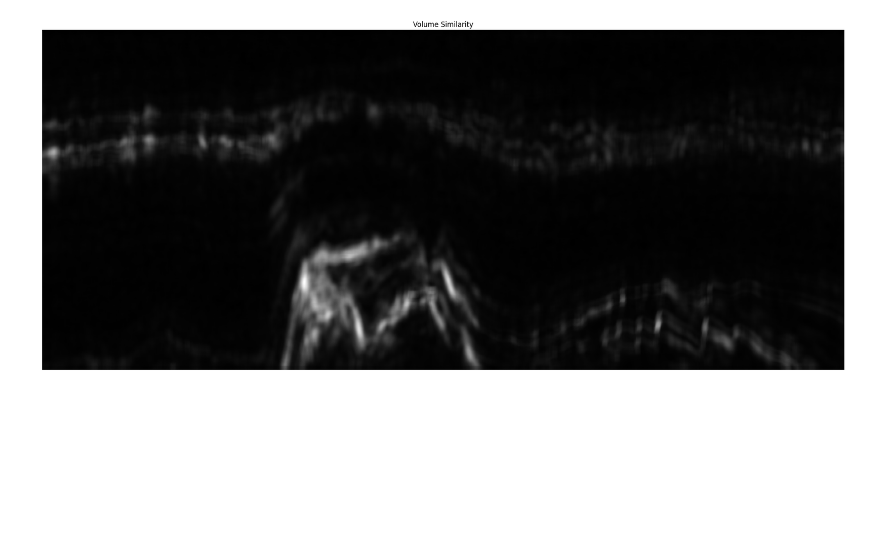
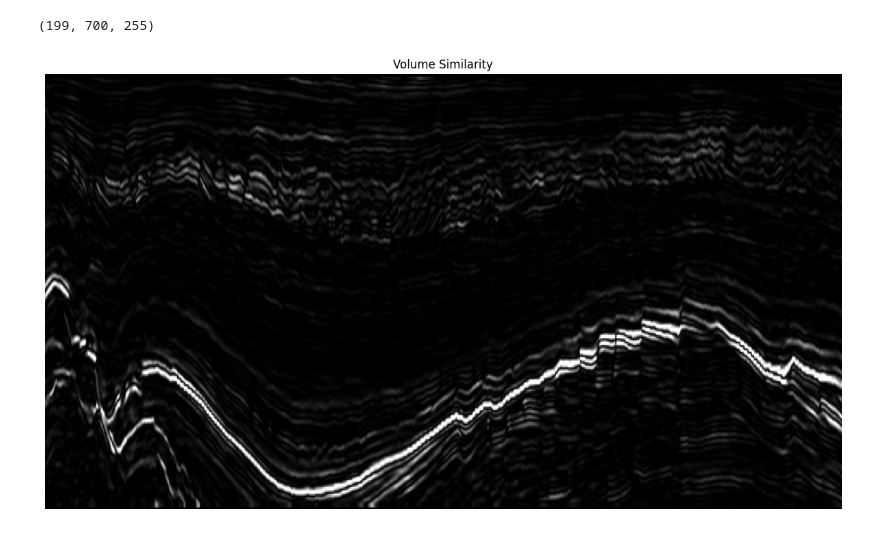
Before and after one commit to neliareis/multiple-attribute-analysis, a Jupyter notebook: sgy_to_npy.ipynb, the cells around one changed output. Cells and saved outputs as stored; diff of their text form; code cells hidden in the pictures; blank space fills up the shorter version.

```diff
--- a/sgy_to_npy.ipynb
+++ b/sgy_to_npy.ipynb
@@ -10,16 +10,20 @@ att = ["energy2_test1.sgy", "energy2_test2.sgy", "energy2_train.sgy"]
 # data_simi = "similarity.sgy"
 # data_tex = "texture.sgy"
 # %%
-filename_tex = path + data_tex
+filename_tex = path + att[1]
 # %%
 volume_tex = st.cube(filename_tex)
+# %%
+volume_tex.shape
+# %% [output]
+(199, 700, 255)
 # %%
-plt.figure(figsize=(25, 20))
+plt.figure(figsize=(15, 10))
 plt.title("Volume Similarity")
 plt.axis('off')
-plt.imshow(np.fliplr(volume_tex.T[:, :, 325]), aspect=1.5, cmap='gray')
+plt.imshow(np.fliplr(volume_tex.T[:, :, 100]), aspect=1.5, cmap='gray')
 plt.show()
 # %% [output]
-[figure, old version]
+[figure, new version]
 # %%
 # Save numpy as npy
```
Also changed, not shown: parts of 1 cell of this notebook.
